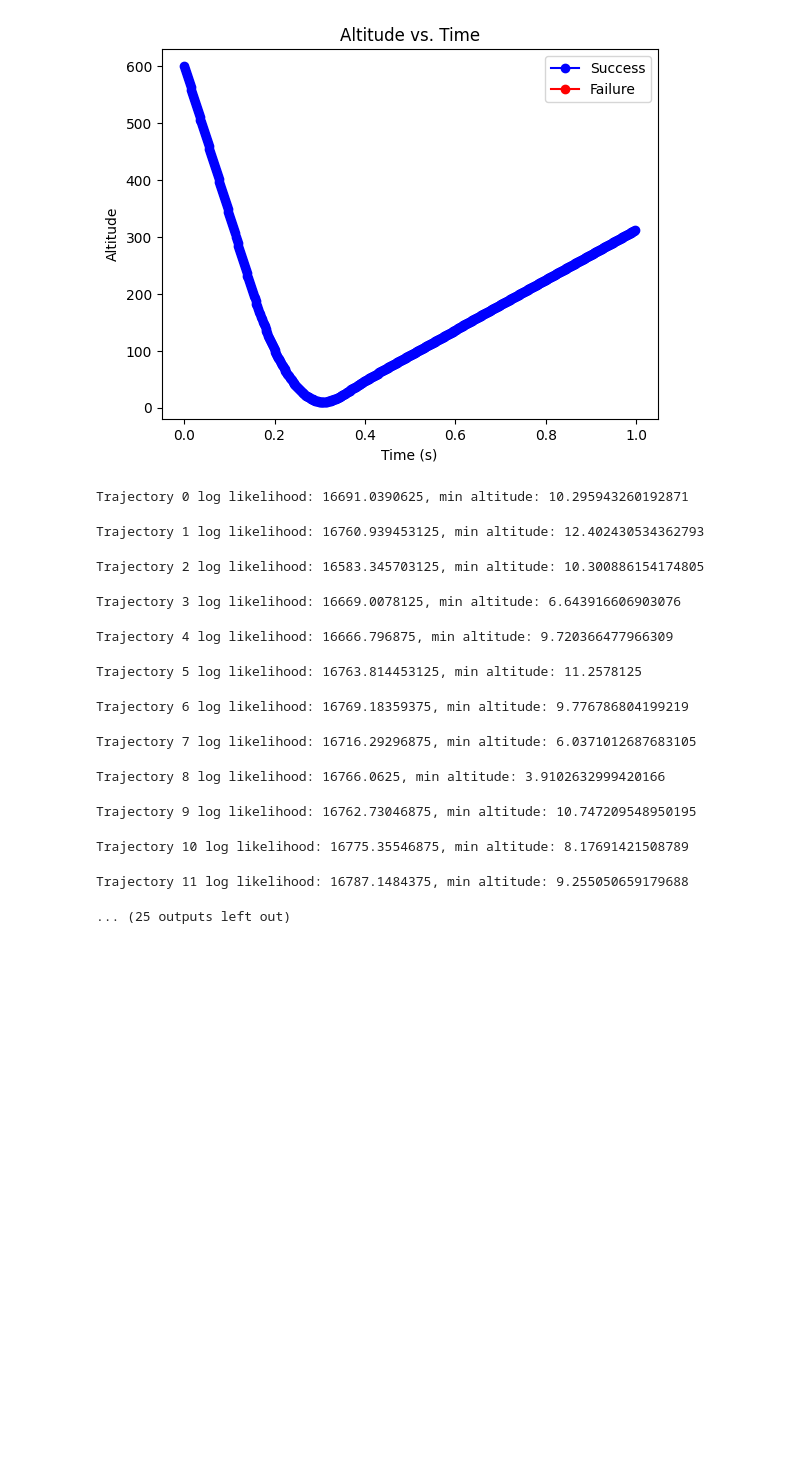
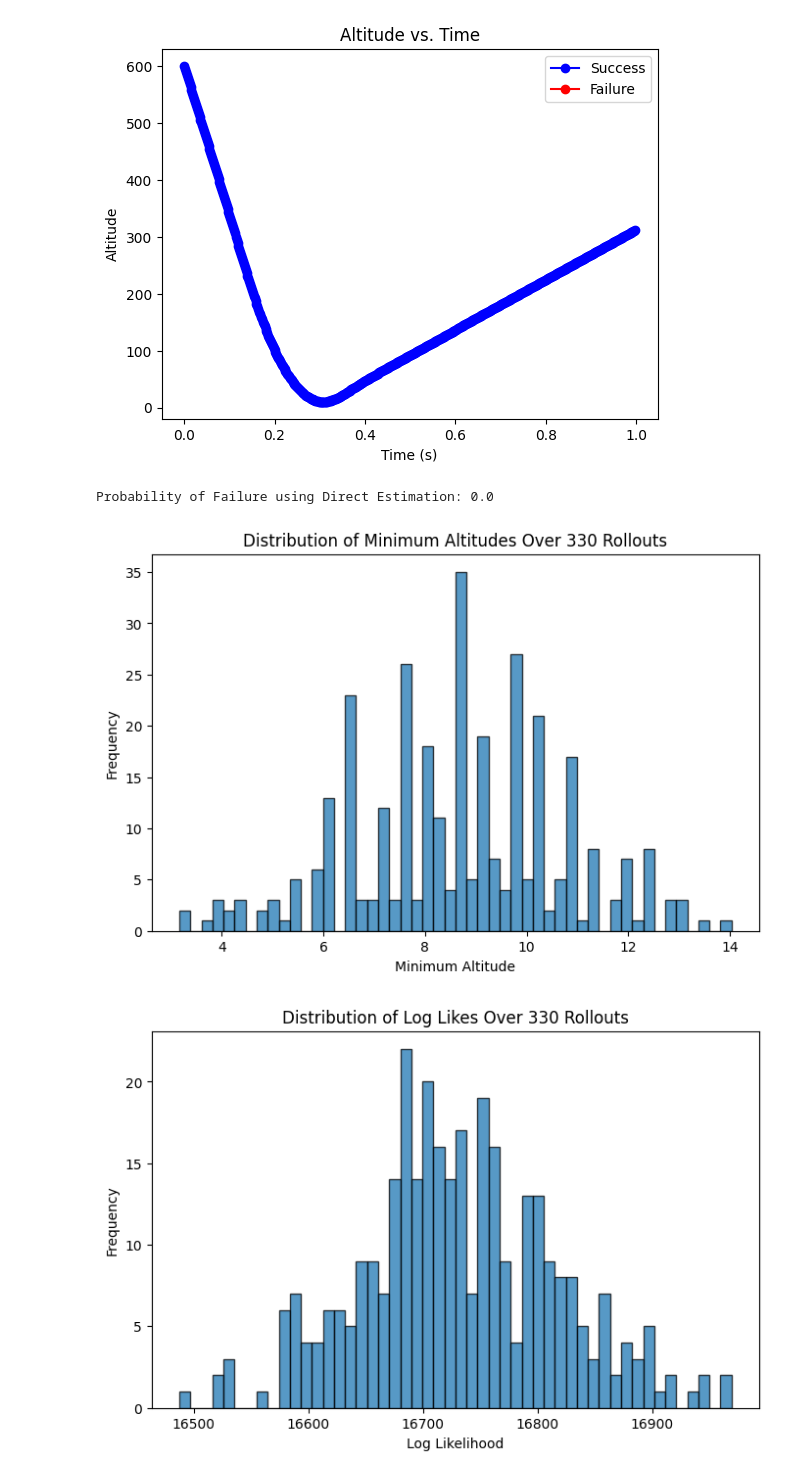
Before and after one commit to AndrewHWang1605/jax-f16-gcas-validation, a Jupyter notebook: sandbox.ipynb, the cells around one changed output. Cells and saved outputs as stored; diff of their text form; code cells hidden in the pictures; blank space fills up the shorter version.

Commit message:
Attempt at memory optimization. Still crashes at ~330 rollouts, but takes 5s per rollout now

```diff
--- a/sandbox.ipynb
+++ b/sandbox.ipynb
@@ -103,24 +102,28 @@ plt.show()
 # %%
 # Direct estimation:
 
 
 # Set the number of Monte Carlo trials.
-num_trials = 100  # Increase this number for a more accurate estimate.
+num_trials = 330  # Increase this number for a more accurate estimate.
 
 # Estimate the failure probability.
-direct_estimate = direct_estimation(system, num_trials)
+direct_estimate, min_altitudes, log_likes = direct_estimation(system, num_trials)
 print("Probability of Failure using Direct Estimation:", direct_estimate)
+
+plt.figure(figsize=(8, 5))
+plt.hist(min_altitudes, bins=50, edgecolor='black', alpha=0.75)
+plt.xlabel("Minimum Altitude")
+plt.ylabel("Frequency")
+plt.title("Distribution of Minimum Altitudes Over {} Rollouts".format(num_trials))
+plt.show()
+
+plt.figure(figsize=(8, 5))
+plt.hist(log_likes, bins=50, edgecolor='black', alpha=0.75)
+plt.xlabel("Log Likelihood")
+plt.ylabel("Frequency")
+plt.title("Distribution of Log Likes Over {} Rollouts".format(num_trials))
+plt.show()
 # %% [output]
-Trajectory 0 log likelihood: 16691.0390625, min altitude: 10.295943260192871
+Probability of Failure using Direct Estimation: 0.0
-Trajectory 1 log likelihood: 16760.939453125, min altitude: 12.402430534362793
-Trajectory 2 log likelihood: 16583.345703125, min altitude: 10.300886154174805
-Trajectory 3 log likelihood: 16669.0078125, min altitude: 6.643916606903076
-Trajectory 4 log likelihood: 16666.796875, min altitude: 9.720366477966309
-Trajectory 5 log likelihood: 16763.814453125, min altitude: 11.2578125
-Trajectory 6 log likelihood: 16769.18359375, min altitude: 9.776786804199219
-Trajectory 7 log likelihood: 16716.29296875, min altitude: 6.0371012687683105
-Trajectory 8 log likelihood: 16766.0625, min altitude: 3.9102632999420166
-Trajectory 9 log likelihood: 16762.73046875, min altitude: 10.747209548950195
-Trajectory 10 log likelihood: 16775.35546875, min altitude: 8.17691421508789
-Trajectory 11 log likelihood: 16787.1484375, min altitude: 9.255050659179688
-... (25 outputs left out)
+[figure, added]
+[figure, added]
```
Also changed, not shown: parts of 1 cell of this notebook, 1 other file.
